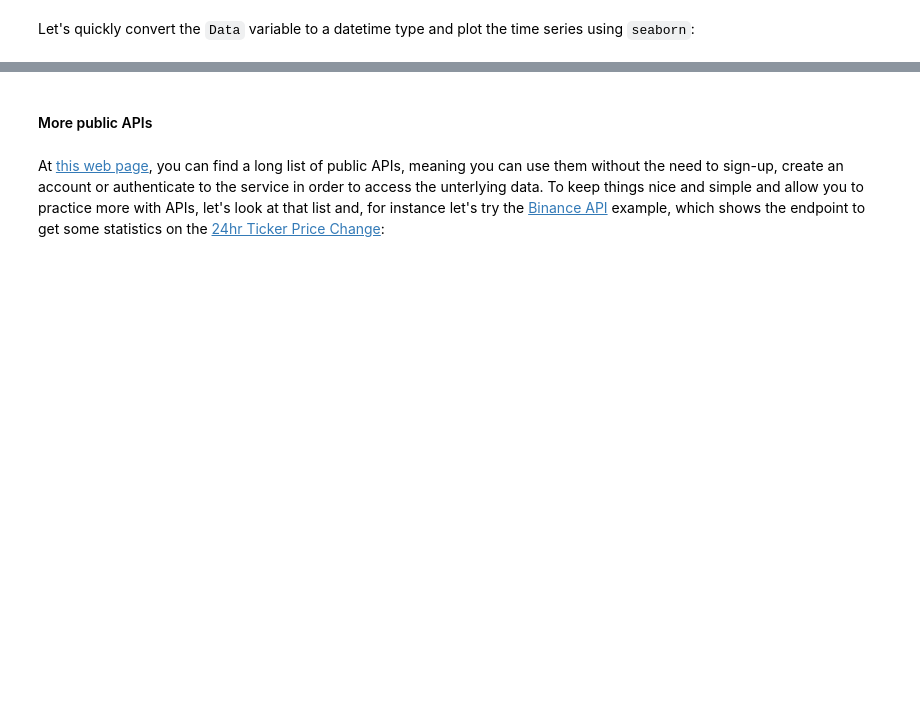
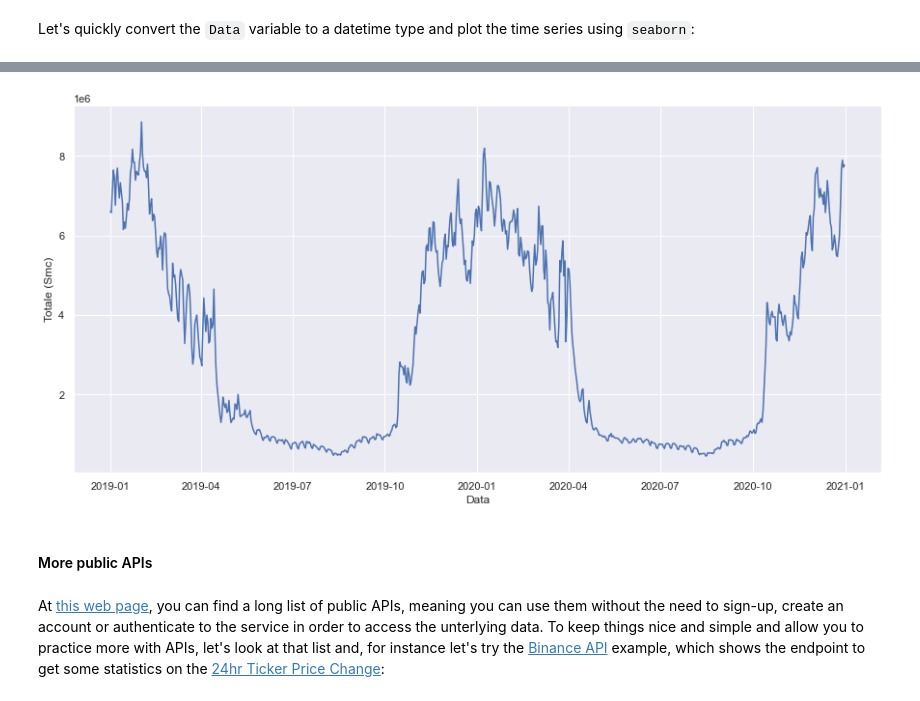
Before and after one commit to boolean-data-analytics/3.13.31-APIs-and-JSON, a Jupyter notebook: 3.13.31 APIs and JSON.ipynb, the cells around one changed output, grey strips where cells are left out. Saved outputs shown, nothing was run; the diff lists cells and outputs as text; code cells hidden in the pictures; blank space fills up the shorter version.

```diff
--- a/3.13.31 APIs and JSON.ipynb
+++ b/3.13.31 APIs and JSON.ipynb
@@ -95,8 +95,7 @@ import seaborn as sns
 import requests
 # %%
 # save the URL string (without the limit=5 parameter) to a "url" object
-url = 'https://dati.comune.milano.it/api/3/action/datastore_search?resource_id=dbd7417a-41e8-4097-a1c4-67094983bab1'
-#url = 'https://dati.comune.milano.it/api/3/action/datastore_search?resource_id=dbd7417a-41e8-4097-a1c4-67094983bab1&limit=1000'
+url = 'https://dati.comune.milano.it/api/3/action/datastore_search?resource_id=dbd7417a-41e8-4097-a1c4-67094983bab1&limit=1000'
 # %% [markdown]
 The **GET** [HTTP method](https://www.w3schools.com/tags/ref_httpmethods.asp) allows you to request data from a specified resource or server. In the `requests` library this can be achieved via the `get()` function:
 # %%
@@ -142,7 +225,9 @@ df['Data'] = pd.to_datetime(df['Data'], format="%Y-%m-%d")
 # %%
-sns.set(rc={'figure.figsize':(13, 7)})   # change the figure size
+sns.set(rc={'figure.figsize':(15, 7)})   # change the figure size
 sns.lineplot(x="Data", y="Totale (Smc)", data=df)
 plt.show()
+# %% [output]
+[figure, added]
 # %% [markdown]
 #### More public APIs
 # %% [markdown]
```
Also changed, not shown: parts of 17 cells of this notebook, 1 other file.
